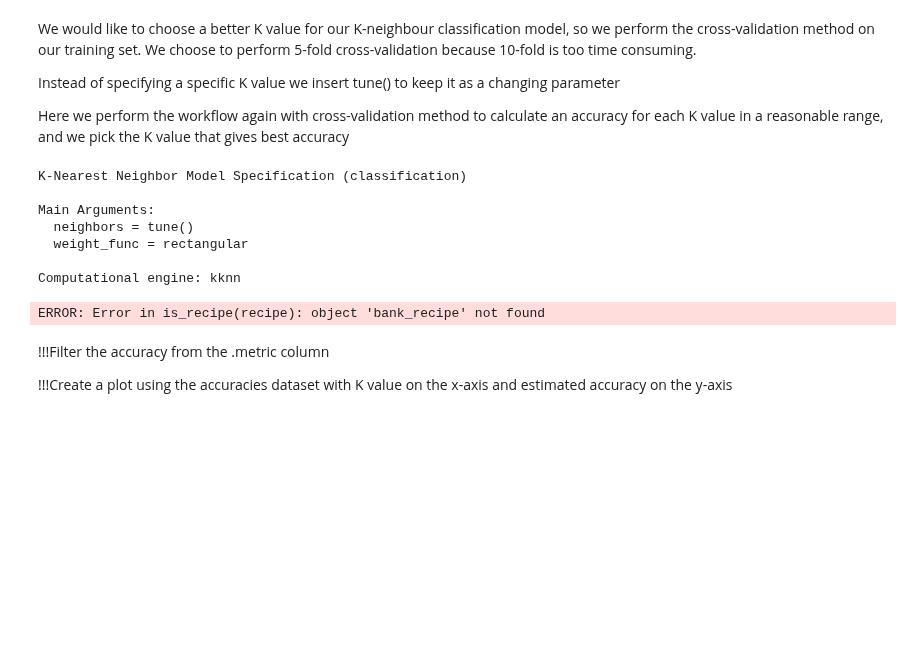
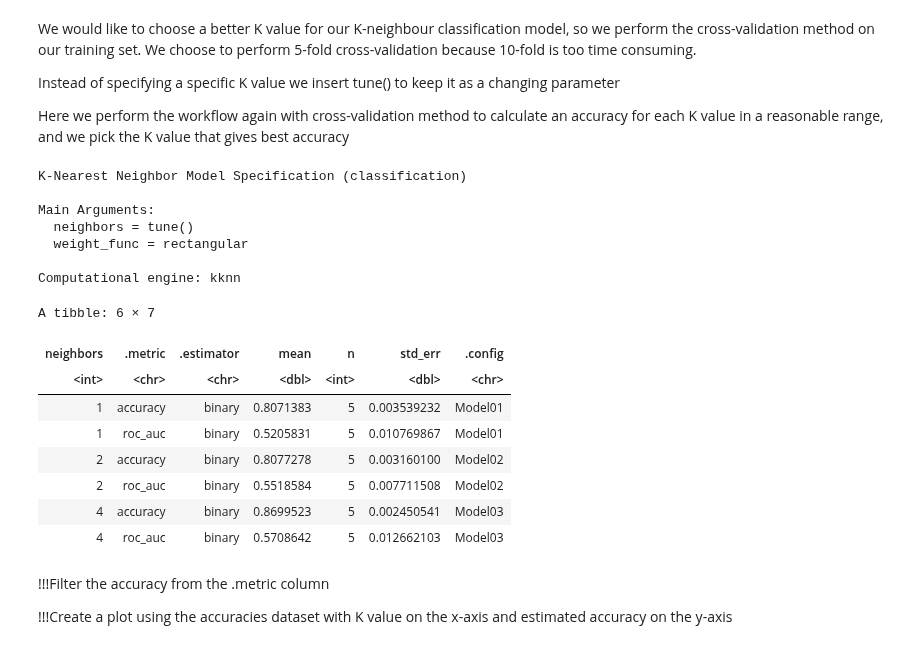
Before and after one commit to Kyungmin725/group34, a Jupyter notebook: group-project34.ipynb, the cells around one changed output. Cells and saved outputs as stored; diff of their text form; code cells hidden in the pictures; blank space fills up the shorter version.

```diff
--- a/group-project34.ipynb
+++ b/group-project34.ipynb
@@ -287,26 +359,34 @@ Here we perform the workflow again with cross-validation method to calculate an
 # %%
 bank_vfold <- vfold_cv(bank_train, v = 5, strata = y)
 
 knn_tune <- nearest_neighbor(weight_func = "rectangular", neighbors = tune()) %>%
     set_engine("kknn") %>%
     set_mode("classification")
 knn_tune
 
 knn_results <- workflow() %>%
-      add_recipe(bank_recipe) %>%
+      add_recipe(dummy_recipe) %>%
       add_model(knn_tune) %>%
       tune_grid(resamples = bank_vfold, grid = 10) %>%
       collect_metrics()
 head(knn_results)
 # %% [output]
 K-Nearest Neighbor Model Specification (classification)
 
 Main Arguments:
   neighbors = tune()
   weight_func = rectangular
 
 Computational engine: kknn
-ERROR: Error in is_recipe(recipe): object 'bank_recipe' not found
+A tibble: 6 × 7
+| neighbors | .metric | .estimator | mean | n | std_err | .config |
+| <int> | <chr> | <chr> | <dbl> | <int> | <dbl> | <chr> |
+| 1 | accuracy | binary | 0.8071383 | 5 | 0.003539232 | Model01 |
+| 1 | roc_auc | binary | 0.5205831 | 5 | 0.010769867 | Model01 |
+| 2 | accuracy | binary | 0.8077278 | 5 | 0.003160100 | Model02 |
+| 2 | roc_auc | binary | 0.5518584 | 5 | 0.007711508 | Model02 |
+| 4 | accuracy | binary | 0.8699523 | 5 | 0.002450541 | Model03 |
+| 4 | roc_auc | binary | 0.5708642 | 5 | 0.012662103 | Model03 |
 # %% [markdown]
 !!!Filter the accuracy from the .metric column
 
```
Also changed, not shown: parts of 26 cells of this notebook.
